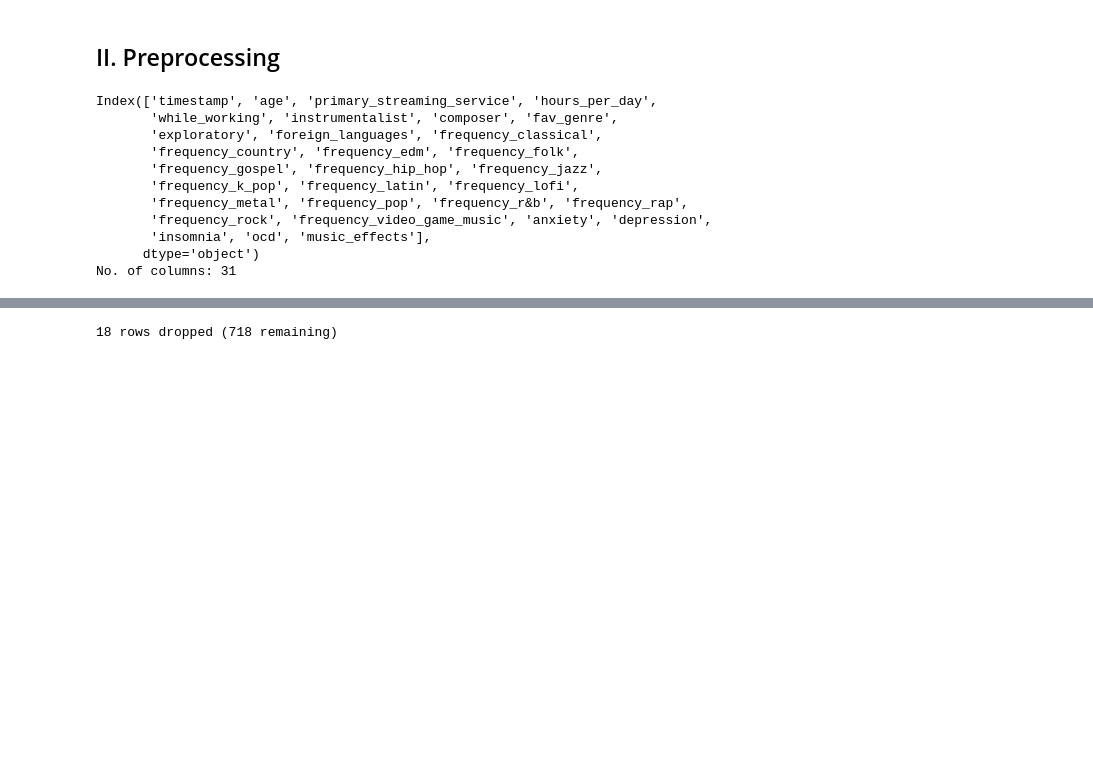
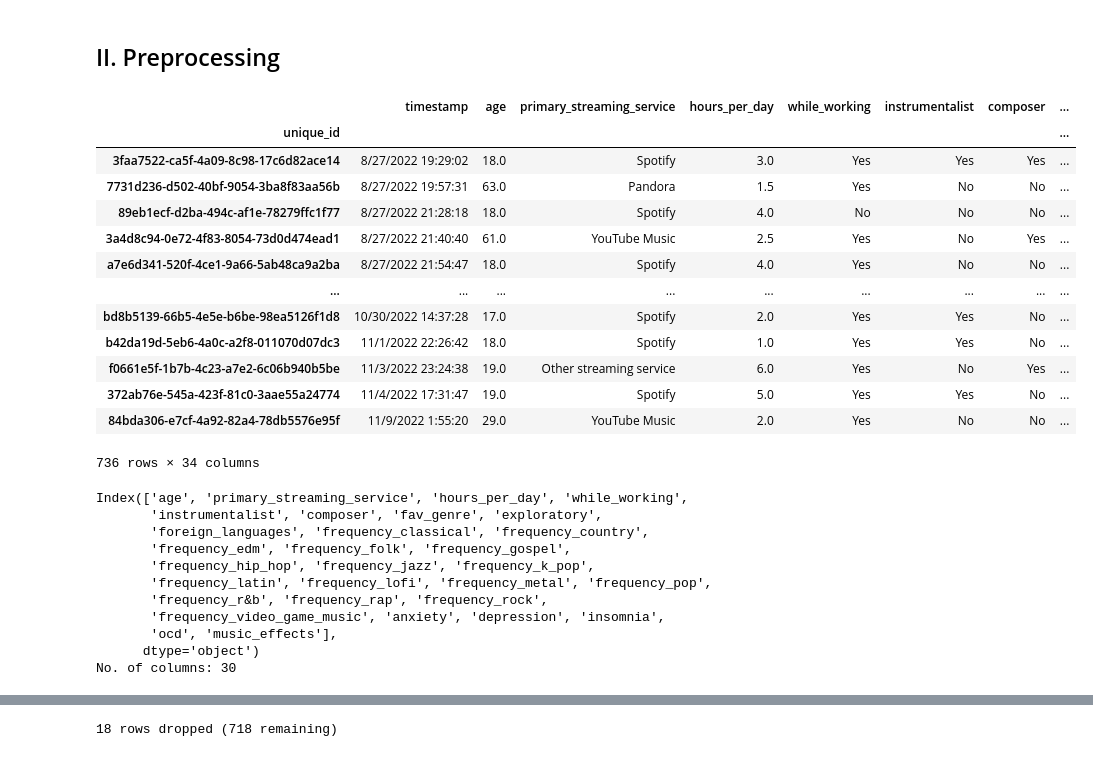
Before and after one commit to gfsiciliani/music-health, a Jupyter notebook: notebook.ipynb, the cells around one changed output, grey strips where cells are left out. Drawn from its saved outputs; the diff is of its cells as text; code cells hidden in the pictures; blank space fills up the shorter version.

```diff
--- a/notebook.ipynb
+++ b/notebook.ipynb
@@ -109,28 +110,48 @@ plt.show()
 [figure]
 # %% [markdown]
 ## II. Preprocessing
+# %%
+# add unique id column
+df['unique_id'] = [uuid.uuid4() for _ in range(len(df))]
+df = df.set_index('unique_id')
+df
+# %% [output]
+|  | timestamp | age | primary_streaming_service | hours_per_day | while_working | instrumentalist | composer | ... |
+| unique_id |  |  |  |  |  |  |  | ... |
+| 3faa7522-ca5f-4a09-8c98-17c6d82ace14 | 8/27/2022 19:29:02 | 18.0 | Spotify | 3.0 | Yes | Yes | Yes | ... |
+| 7731d236-d502-40bf-9054-3ba8f83aa56b | 8/27/2022 19:57:31 | 63.0 | Pandora | 1.5 | Yes | No | No | ... |
+| 89eb1ecf-d2ba-494c-af1e-78279ffc1f77 | 8/27/2022 21:28:18 | 18.0 | Spotify | 4.0 | No | No | No | ... |
+| 3a4d8c94-0e72-4f83-8054-73d0d474ead1 | 8/27/2022 21:40:40 | 61.0 | YouTube Music | 2.5 | Yes | No | Yes | ... |
+| a7e6d341-520f-4ce1-9a66-5ab48ca9a2ba | 8/27/2022 21:54:47 | 18.0 | Spotify | 4.0 | Yes | No | No | ... |
+| ... | ... | ... | ... | ... | ... | ... | ... | ... |
+| bd8b5139-66b5-4e5e-b6be-98ea5126f1d8 | 10/30/2022 14:37:28 | 17.0 | Spotify | 2.0 | Yes | Yes | No | ... |
+| b42da19d-5eb6-4a0c-a2f8-011070d07dc3 | 11/1/2022 22:26:42 | 18.0 | Spotify | 1.0 | Yes | Yes | No | ... |
+| f0661e5f-1b7b-4c23-a7e2-6c06b940b5be | 11/3/2022 23:24:38 | 19.0 | Other streaming service | 6.0 | Yes | No | Yes | ... |
+| 372ab76e-545a-423f-81c0-3aae55a24774 | 11/4/2022 17:31:47 | 19.0 | Spotify | 5.0 | Yes | Yes | No | ... |
+| 84bda306-e7cf-4a92-82a4-78db5576e95f | 11/9/2022 1:55:20 | 29.0 | YouTube Music | 2.0 | Yes | No | No | ... |
+736 rows × 34 columns
 # %%
 # drop unhelpful columns
 cols_to_drop = [
     'bpm', # too few responses and too many
     'permissions', # everyone answered yes
-    'age_group'
-    # 'Timestamp'
+    'age_group',
+    'timestamp'
     ]
 
 cleaned_df = df.drop(columns=cols_to_drop)
 print(cleaned_df.columns)
 print(f'No. of columns: {len(cleaned_df.columns)}')
 # %% [output]
-Index(['timestamp', 'age', 'primary_streaming_service', 'hours_per_day',
-       'while_working', 'instrumentalist', 'composer', 'fav_genre',
-       'exploratory', 'foreign_languages', 'frequency_classical',
-       'frequency_country', 'frequency_edm', 'frequency_folk',
-       'frequency_gospel', 'frequency_hip_hop', 'frequency_jazz',
-       'frequency_k_pop', 'frequency_latin', 'frequency_lofi',
-       'frequency_metal', 'frequency_pop', 'frequency_r&b', 'frequency_rap',
-       'frequency_rock', 'frequency_video_game_music', 'anxiety', 'depression',
-       'insomnia', 'ocd', 'music_effects'],
+Index(['age', 'primary_streaming_service', 'hours_per_day', 'while_working',
+       'instrumentalist', 'composer', 'fav_genre', 'exploratory',
+       'foreign_languages', 'frequency_classical', 'frequency_country',
+       'frequency_edm', 'frequency_folk', 'frequency_gospel',
+       'frequency_hip_hop', 'frequency_jazz', 'frequency_k_pop',
+       'frequency_latin', 'frequency_lofi', 'frequency_metal', 'frequency_pop',
+       'frequency_r&b', 'frequency_rap', 'frequency_rock',
+       'frequency_video_game_music', 'anxiety', 'depression', 'insomnia',
+       'ocd', 'music_effects'],
       dtype='object')
-No. of columns: 31
+No. of columns: 30
 # %%
```
Also changed, not shown: parts of 15 cells of this notebook.
